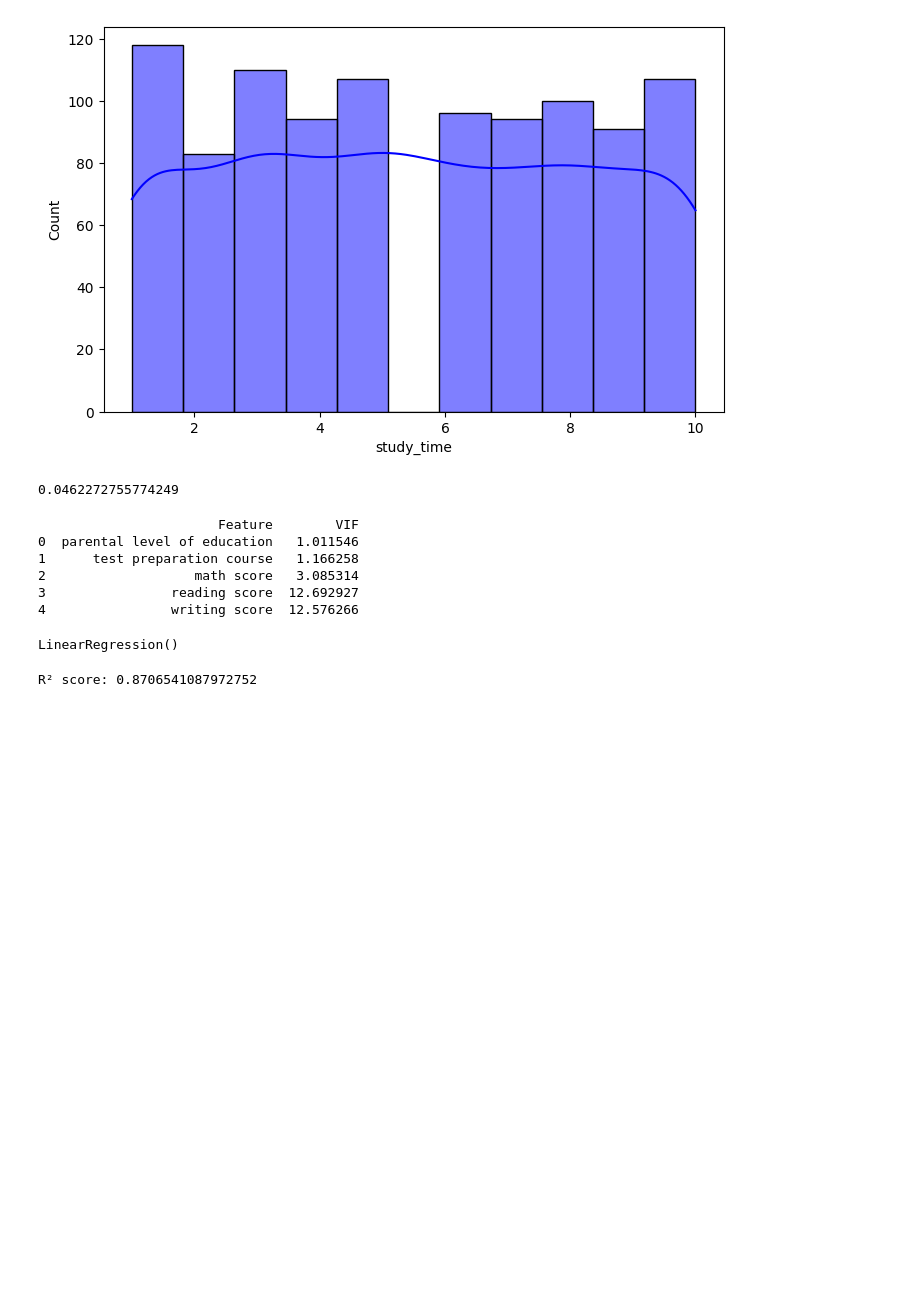
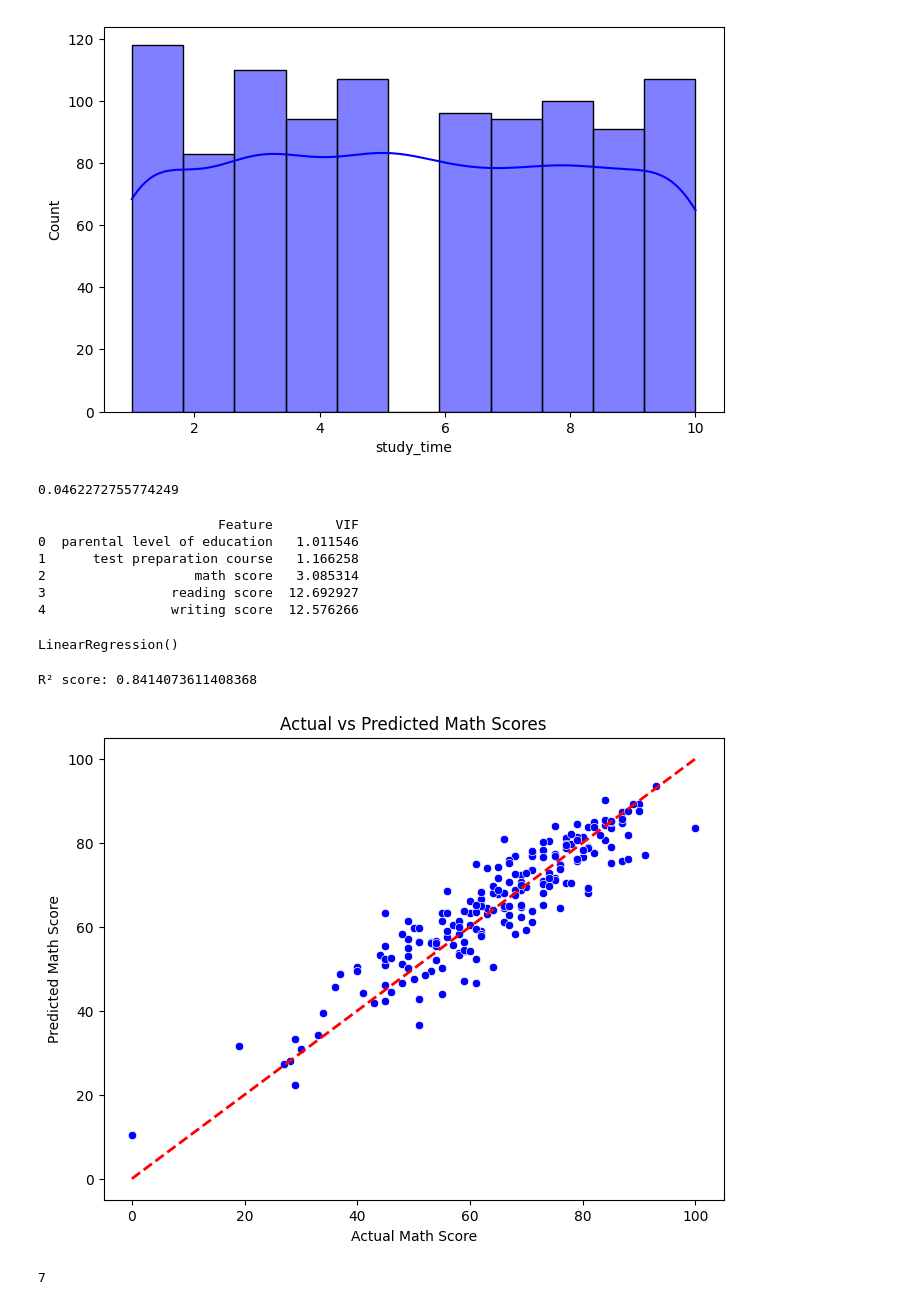
Before and after one commit to Vetriagilan/student-exam-score, a Jupyter notebook: student_exam_score.ipynb, the cells around one changed output. Cells and saved outputs as stored; diff of their text form; code cells hidden in the pictures; blank space fills up the shorter version.

```diff
--- a/student_exam_score.ipynb
+++ b/student_exam_score.ipynb
@@ -146,7 +128,7 @@ print(vif_data)
 # %%
 from sklearn.model_selection import train_test_split
 from sklearn.linear_model import LinearRegression
-X=df[['parental level of education', 'test preparation course','study_time','reading score','writing score','gender']]
+X=df[['parental level of education', 'test preparation course','study_time','reading score','gender']]
 y=df['math score']
 X_train, X_test, y_train, y_test = train_test_split(X, y, test_size=0.2, random_state=42)
 model = LinearRegression()
@@ -159,4 +141,20 @@ y_pred = model.predict(X_test)
 r2 = r2_score(y_test, y_pred)
 print("R² score:", r2)
 # %% [output]
-R² score: 0.8706541087972752
+R² score: 0.8414073611408368
+# %%
+import matplotlib.pyplot as plt
+import seaborn as sns
+y_pred = model.predict(X_test)
+results = pd.DataFrame({'Actual': y_test, 'Predicted': y_pred})
+plt.figure(figsize=(8,6))
+sns.scatterplot(x='Actual', y='Predicted', data=results, color='blue')
+plt.plot([y_test.min(), y_test.max()], [y_test.min(), y_test.max()], 'r--', linewidth=2)
+plt.title("Actual vs Predicted Math Scores")
+plt.xlabel("Actual Math Score")
+plt.ylabel("Predicted Math Score")
+plt.show()
+7
+# %% [output]
+[figure, added]
+7
```
Also changed, not shown: parts of 1 cell of this notebook.
